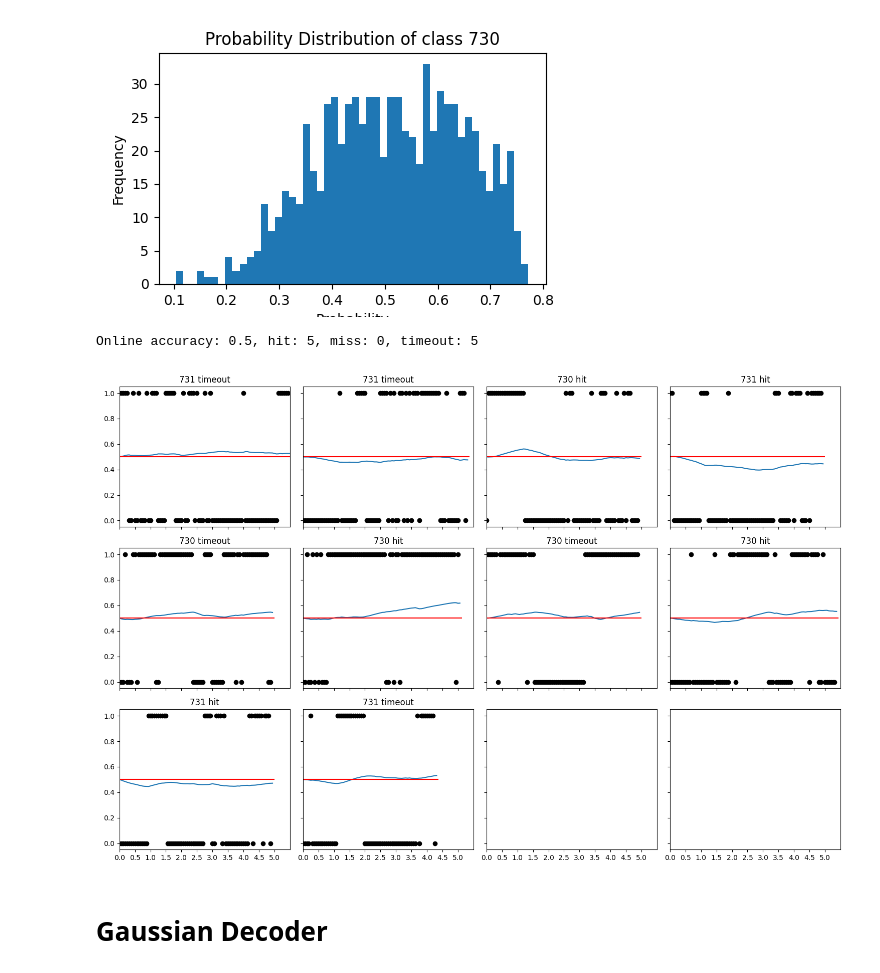
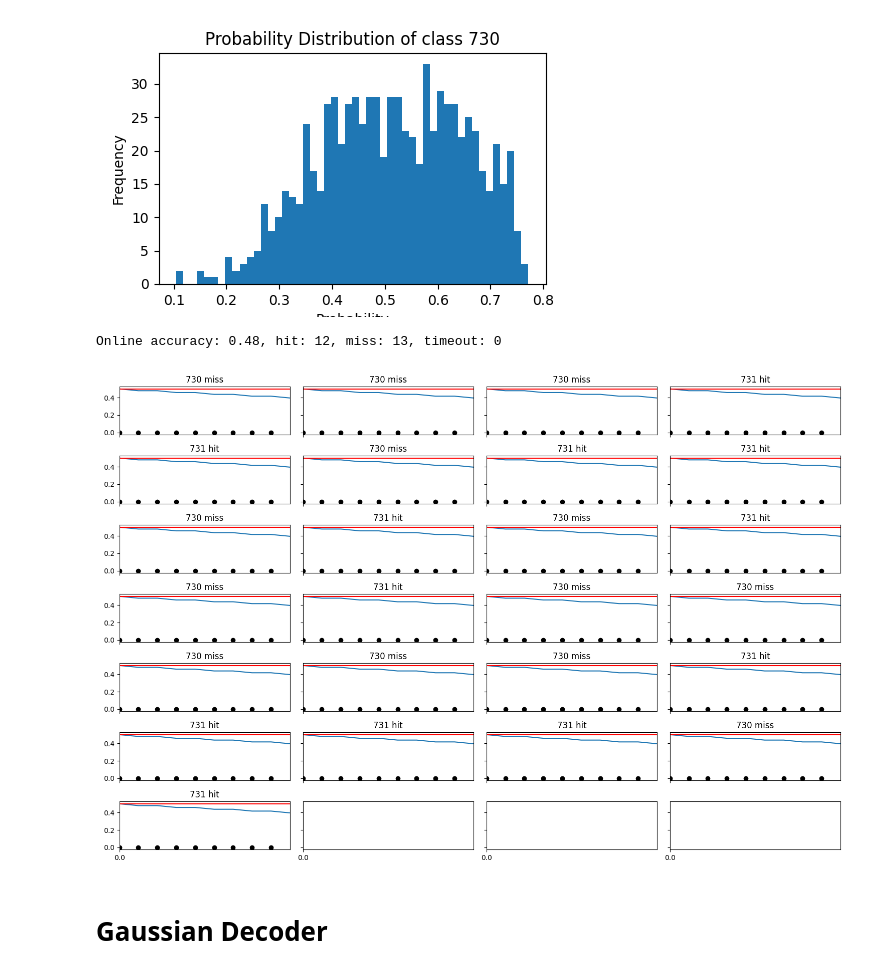
Before and after one commit to neurorobotics-iaslab/qda_cvsa, a Jupyter notebook: tried/decoders_lb.ipynb, the cells around one changed output. Saved outputs shown, nothing was run; the diff lists cells and outputs as text; code cells hidden in the pictures.

```diff
--- a/tried/decoders_lb.ipynb
+++ b/tried/decoders_lb.ipynb
@@ -32,7 +32,7 @@ def fix_mat(data):
     else:
         return data
 # %%
-subject = 'h7'
+subject = 'c7'
 # path = '/home/paolo/cvsa_ws/record/' + subject + '/dataset/logband_d_cf_band_814.mat'
 # path = '/home/paolo/cvsa_ws/record/' + subject + '/dataset/logband_e_cf_band_814.mat'
 # path = '/home/paolo/cvsa_ws/record/' + subject + '/dataset/logband_f_cf_selectedband.mat'
@@ -216,11 +216,13 @@ def online_test_integrator_buffer(model, X, y, buffer_size, ths): # TODO: genera
     %matplotlib widget
     y_inter = 0.5
     tmp = info['trialStart']
+
     cfStart = tmp[tmp >= start_test] - start_test
     cfDUR = info['trialDUR'].ravel()
     cfDUR = cfDUR[tmp >= start_test]
 
     maxDUR = np.max(cfDUR)
+    maxDUR
 
     fig, axs = plt.subplots(math.ceil(len(cfStart)/4), 4, sharex=True, sharey=True)
     fig.set_size_inches(15,10)
@@ -649,10 +651,10 @@ histo_prediction(X_test, svm, nbins=50, classes=['730', '731'])
 # %% [output]
 [figure]
 # %%
-online_test(svm, X_test, y_test, alpha=0.98, ths=[0.55, 0.45], th_rej=0.5)
+online_test_integrator_buffer(svm, X_test, y_test, buffer_size=48, ths=[0.60, 0.40])
 # %% [output]
-Online accuracy: 0.5, hit: 5, miss: 0, timeout: 5
+Online accuracy: 0.48, hit: 12, miss: 13, timeout: 0
-[figure, old version]
+[figure, new version]
 # %% [markdown]
 # Gaussian Decoder
 # %% [markdown]
```
Also changed, not shown: parts of 20 cells of this notebook, 18 other files.
